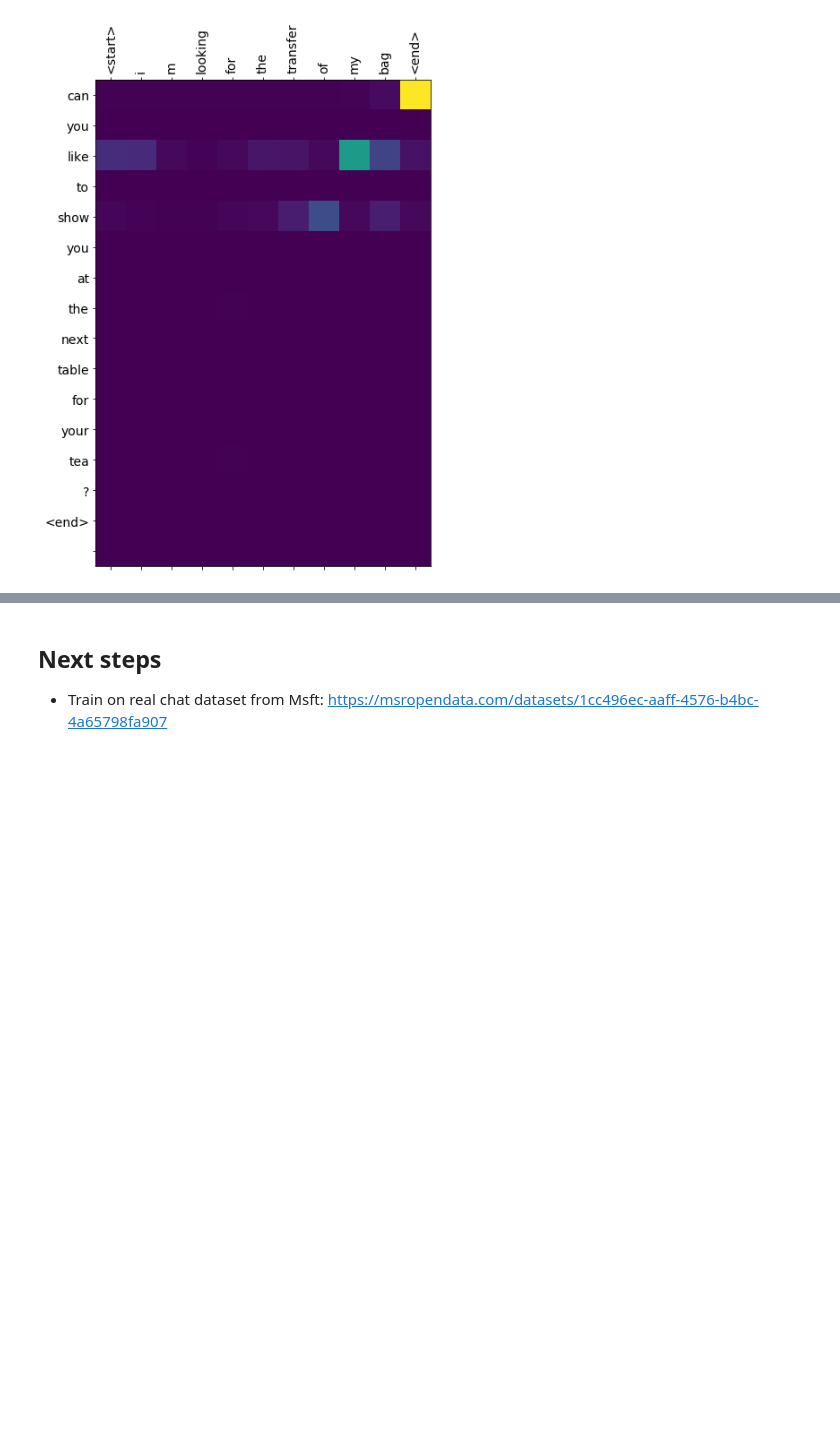
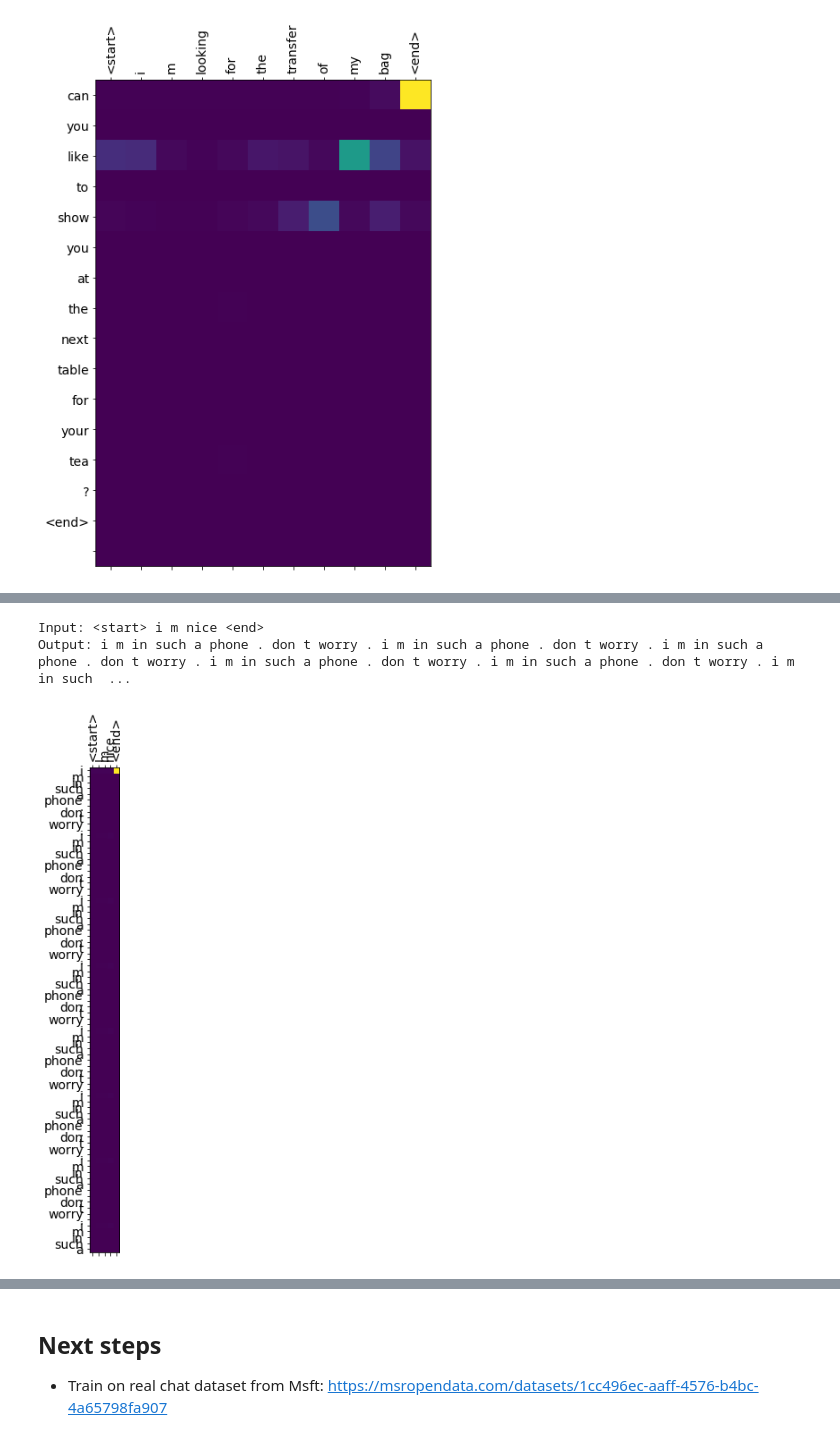
Before and after one commit to kumar-abhishek/handson-ml2, a Jupyter notebook: Chatbot_nmt_with_attention.ipynb, the cells around one changed output, grey strips where cells are left out. Cells and saved outputs as stored; diff of their text form; code cells hidden in the pictures; blank space fills up the shorter version.

```diff
--- a/Chatbot_nmt_with_attention.ipynb
+++ b/Chatbot_nmt_with_attention.ipynb
@@ -666,0 +673,6 @@ Output: can you like to show you at the next table for your tea ? <end>
+# %%
+translate('i m nice')
+# %% [output]
+Input: <start> i m nice <end>
+Output: i m in such a phone . don t worry . i m in such a phone . don t worry . i m in such a phone . don t worry . i m in such a phone . don t worry . i m in such a phone . don t worry . i m in such  ...
+[figure, added]
```
Also changed, not shown: parts of 3 cells of this notebook.
